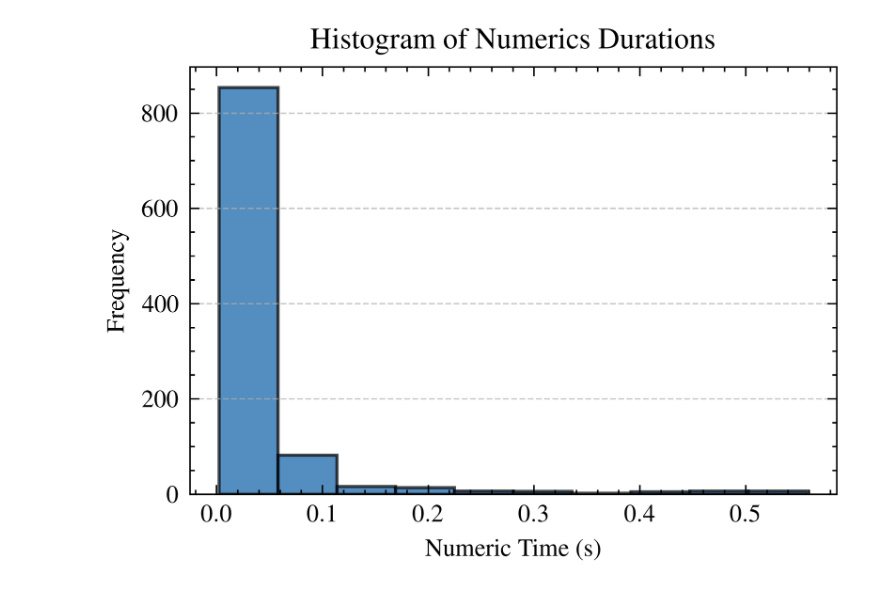
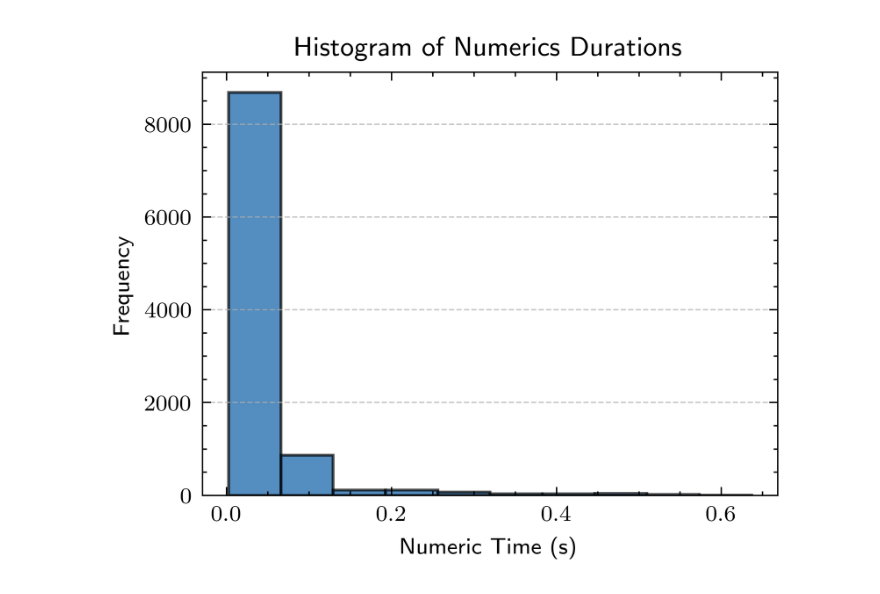
Before and after one commit to evmckinney9/gulps, a Jupyter notebook: src/notebooks/00_timing_profile.ipynb, the cells around one changed output. Cells and saved outputs as stored; diff of their text form; code cells hidden in the pictures.

```diff
--- a/src/notebooks/00_timing_profile.ipynb
+++ b/src/notebooks/00_timing_profile.ipynb
@@ -66,7 +66,7 @@ decomposer = GulpsDecomposer(gate_set=gate_set, costs=costs, names=names)
 u = random_unitary(4, seed=9)
 v = Operator(decomposer._run(u))
 # %%
-N = 1_000
+N = 10_000
 fidelities = []
 all_timings = []
 for idx in tqdm(range(N)):
@@ -109,6 +129,6 @@ Maximum timing index: 956
 # %%
 import scienceplots
-# import lovelyplots
+import lovelyplots
 
 import matplotlib.pyplot as plt
 import numpy as np
@@ -121,11 +141,14 @@ stitch_times = [d["stitch"] for d in all_timings]
 # Prepare data for boxplot
 data = [lp_times, numeric_times, stitch_times]
 labels = ["LP", "Numerics", "Stitching"]
-with plt.style.context(["ieee", "science"]):  # , "use_mathtext"]):
-    plt.boxplot(data, tick_labels=labels)
-    plt.ylabel("Time (s)")
-    plt.title("Wall Times")
-    plt.grid(True, axis="y", linestyle="--", alpha=0.5)
-    plt.tight_layout()
-    plt.show()
+
+with plt.style.context(["ieee", "science", "use_mathtext"]):
+    fig, axes = plt.subplots(1, figsize=(3.5, 2.8))
+    axes.boxplot(data, tick_labels=labels)
+    axes.set_xlabel("Stage")
+    axes.set_ylabel("Time (s)")
+    axes.set_title("Boxplot of Wall Times")
+    axes.grid(axis="y", linestyle="--", alpha=0.7)
+    fig.tight_layout()
+plt.show()
 # %% [output]
@@ -133,11 +156,12 @@ with plt.style.context(["ieee", "science"]):  # , "use_mathtext"]):
 # %%
-with plt.style.context(["ieee", "science"]):  # , "use_mathtext"]):
-    plt.hist(numeric_times, edgecolor="black", alpha=0.7)
-    plt.xlabel("Numeric Time (s)")
-    plt.ylabel("Frequency")
-    plt.title("Histogram of Numerics Durations")
-    plt.grid(axis="y", linestyle="--", alpha=0.7)
-    plt.tight_layout()
-    plt.show()
+with plt.style.context(["ieee", "science", "use_mathtext"]):
+    fig, axes = plt.subplots(1, figsize=(3.5, 2.8))
+    axes.hist(numeric_times, edgecolor="black", alpha=0.7)
+    axes.set_xlabel("Numeric Time (s)")
+    axes.set_ylabel("Frequency")
+    axes.set_title("Histogram of Numerics Durations")
+    axes.grid(axis="y", linestyle="--", alpha=0.7)
+    fig.tight_layout()
+plt.show()
 # %% [output]
-[figure, old version]
+[figure, new version]
```
Also changed, not shown: parts of 4 cells of this notebook, 4 other files.
